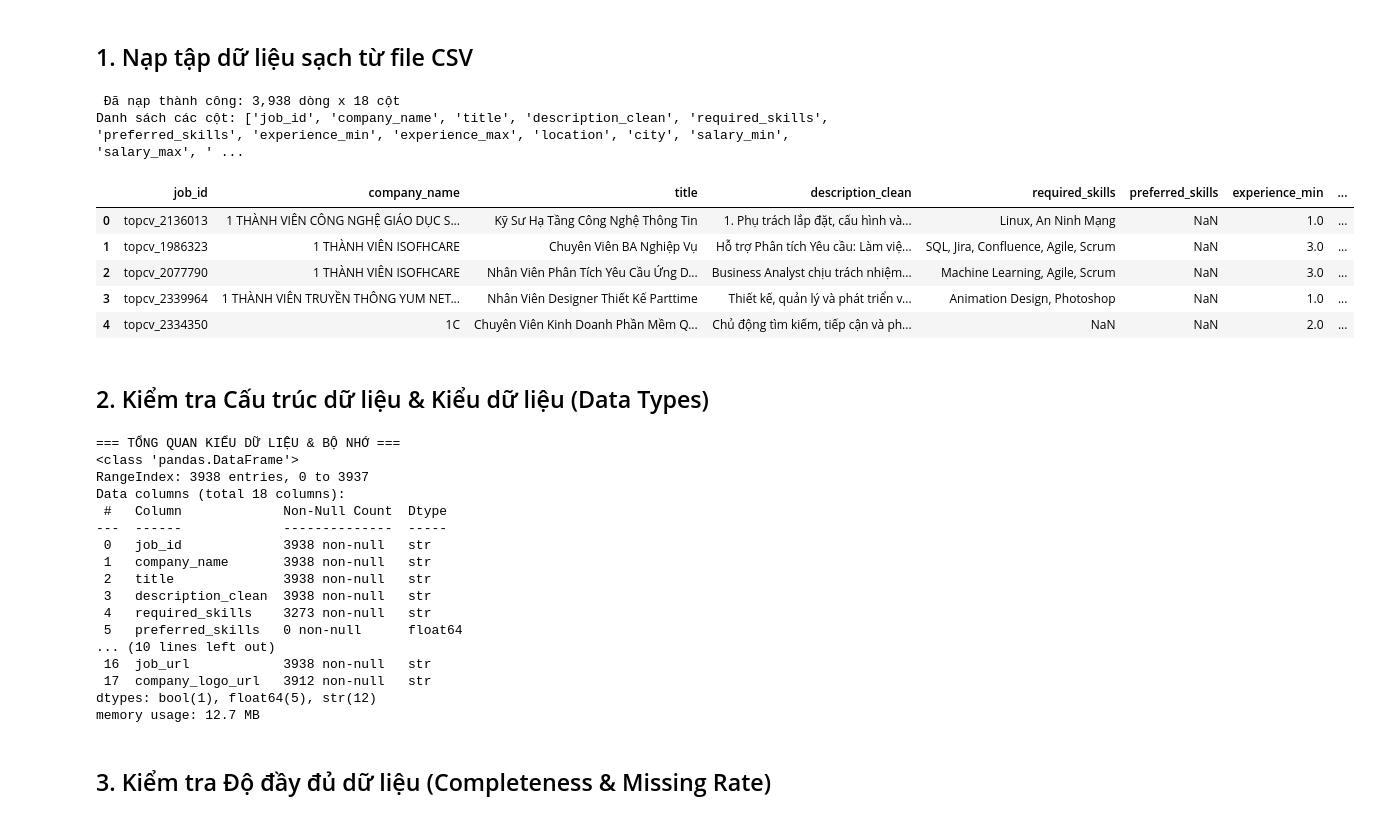
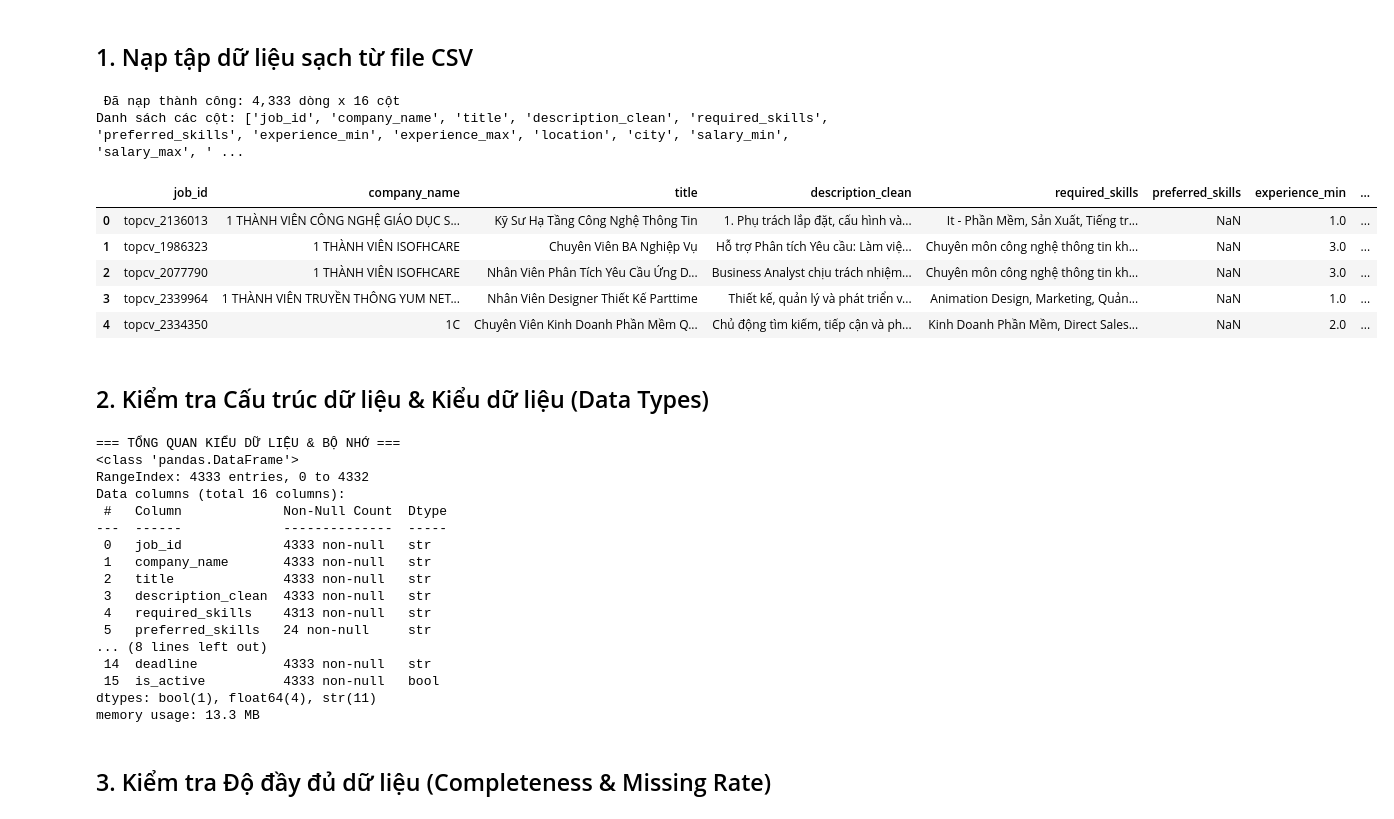
Before and after one commit to doanquangminh14/IT-Job-Market-Intelligence, a Jupyter notebook: notebook/04_eda/01_eda_job_market_insights.ipynb, the cells around one changed output. Saved outputs shown, nothing was run; the diff lists cells and outputs as text; code cells hidden in the pictures.

Commit message:
feat: initialize streamlit home page and core notebook pipeline and data inspection scripts

```diff
--- a/notebook/04_eda/01_eda_job_market_insights.ipynb
+++ b/notebook/04_eda/01_eda_job_market_insights.ipynb
@@ -14,28 +14,32 @@ Các khía cạnh phân tích chính:
 # %%
 import os
 import re
 import pandas as pd
 import numpy as np
 
-# 1. Đường dẫn file CSV sạch vừa lưu
-csv_path = os.path.abspath('../../data/notebook/content_base/jobs_clean.csv')
-if not os.path.exists(csv_path):
-    csv_path = os.path.abspath('data/notebook/content_base/jobs_clean.csv')
+# 1. Tự động xác định đường dẫn gốc dự án
+current_dir = os.path.dirname(os.path.abspath('__file__')) if '__file__' in locals() else os.getcwd()
+project_root = current_dir
+while not os.path.exists(os.path.join(project_root, 'data')) and os.path.dirname(project_root) != project_root:
+    project_root = os.path.dirname(project_root)
 
-# 2. Đọc file CSV
+csv_path = os.path.join(project_root, 'data', 'notebook', 'content_base', 'jobs_clean.csv')
+
+# 2. Đọc file CSV dữ liệu việc làm sạch mới nhất
 jobs = pd.read_csv(csv_path)
-print(f" Đã nạp thành công: {jobs.shape[0]:,} dòng x {jobs.shape[1]} cột")
+print(f"✅ Đã nạp thành công dữ liệu mới nhất: {jobs.shape[0]:,} dòng x {jobs.shape[1]} cột")
+print(f"📁 Nguồn dữ liệu: {csv_path}")
 print("Danh sách các cột:", list(jobs.columns))
 jobs.head(5)
 # %% [output]
- Đã nạp thành công: 3,938 dòng x 18 cột
+ Đã nạp thành công: 4,333 dòng x 16 cột
 Danh sách các cột: ['job_id', 'company_name', 'title', 'description_clean', 'required_skills', 'preferred_skills', 'experience_min', 'experience_max', 'location', 'city', 'salary_min', 'salary_max', ' ...
 |  | job_id | company_name | title | description_clean | required_skills | preferred_skills | experience_min | ... |
-| 0 | topcv_2136013 | 1 THÀNH VIÊN CÔNG NGHỆ GIÁO DỤC S... | Kỹ Sư Hạ Tầng Công Nghệ Thông Tin | 1. Phụ trách lắp đặt, cấu hình và... | Linux, An Ninh Mạng | NaN | 1.0 | ... |
-| 1 | topcv_1986323 | 1 THÀNH VIÊN ISOFHCARE | Chuyên Viên BA Nghiệp Vụ | Hỗ trợ Phân tích Yêu cầu: Làm việ... | SQL, Jira, Confluence, Agile, Scrum | NaN | 3.0 | ... |
-| 2 | topcv_2077790 | 1 THÀNH VIÊN ISOFHCARE | Nhân Viên Phân Tích Yêu Cầu Ứng D... | Business Analyst chịu trách nhiệm... | Machine Learning, Agile, Scrum | NaN | 3.0 | ... |
-| 3 | topcv_2339964 | 1 THÀNH VIÊN TRUYỀN THÔNG YUM NET... | Nhân Viên Designer Thiết Kế Parttime | Thiết kế, quản lý và phát triển v... | Animation Design, Photoshop | NaN | 1.0 | ... |
-| 4 | topcv_2334350 | 1C | Chuyên Viên Kinh Doanh Phần Mềm Q... | Chủ động tìm kiếm, tiếp cận và ph... | NaN | NaN | 2.0 | ... |
+| 0 | topcv_2136013 | 1 THÀNH VIÊN CÔNG NGHỆ GIÁO DỤC S... | Kỹ Sư Hạ Tầng Công Nghệ Thông Tin | 1. Phụ trách lắp đặt, cấu hình và... | It - Phần Mềm, Sản Xuất, Tiếng tr... | NaN | 1.0 | ... |
+| 1 | topcv_1986323 | 1 THÀNH VIÊN ISOFHCARE | Chuyên Viên BA Nghiệp Vụ | Hỗ trợ Phân tích Yêu cầu: Làm việ... | Chuyên môn công nghệ thông tin kh... | NaN | 3.0 | ... |
+| 2 | topcv_2077790 | 1 THÀNH VIÊN ISOFHCARE | Nhân Viên Phân Tích Yêu Cầu Ứng D... | Business Analyst chịu trách nhiệm... | Chuyên môn công nghệ thông tin kh... | NaN | 3.0 | ... |
+| 3 | topcv_2339964 | 1 THÀNH VIÊN TRUYỀN THÔNG YUM NET... | Nhân Viên Designer Thiết Kế Parttime | Thiết kế, quản lý và phát triển v... | Animation Design, Marketing, Quản... | NaN | 1.0 | ... |
+| 4 | topcv_2334350 | 1C | Chuyên Viên Kinh Doanh Phần Mềm Q... | Chủ động tìm kiếm, tiếp cận và ph... | Kinh Doanh Phần Mềm, Direct Sales... | NaN | 2.0 | ... |
 # %% [markdown]
 ## 2. Kiểm tra Cấu trúc dữ liệu & Kiểu dữ liệu (Data Types)
 # %%
@@ -44,21 +48,21 @@ jobs.info()
 # %% [output]
 === TỔNG QUAN KIỂU DỮ LIỆU & BỘ NHỚ ===
 <class 'pandas.DataFrame'>
-RangeIndex: 3938 entries, 0 to 3937
-Data columns (total 18 columns):
+RangeIndex: 4333 entries, 0 to 4332
+Data columns (total 16 columns):
  #   Column             Non-Null Count  Dtype
 ---  ------             --------------  -----
- 0   job_id             3938 non-null   str
- 1   company_name       3938 non-null   str
- 2   title              3938 non-null   str
- 3   description_clean  3938 non-null   str
- 4   required_skills    3273 non-null   str
- 5   preferred_skills   0 non-null      float64
-... (10 lines left out)
- 16  job_url            3938 non-null   str
- 17  company_logo_url   3912 non-null   str
-dtypes: bool(1), float64(5), str(12)
-memory usage: 12.7 MB
+ 0   job_id             4333 non-null   str
+ 1   company_name       4333 non-null   str
+ 2   title              4333 non-null   str
+ 3   description_clean  4333 non-null   str
+ 4   required_skills    4313 non-null   str
+ 5   preferred_skills   24 non-null     str
+... (8 lines left out)
+ 14  deadline           4333 non-null   str
+ 15  is_active          4333 non-null   bool
+dtypes: bool(1), float64(4), str(11)
+memory usage: 13.3 MB
 # %% [markdown]
 ## 3. Kiểm tra Độ đầy đủ dữ liệu (Completeness & Missing Rate)
 # %%
```
Also changed, not shown: parts of 4 cells of this notebook, 10 other files.
